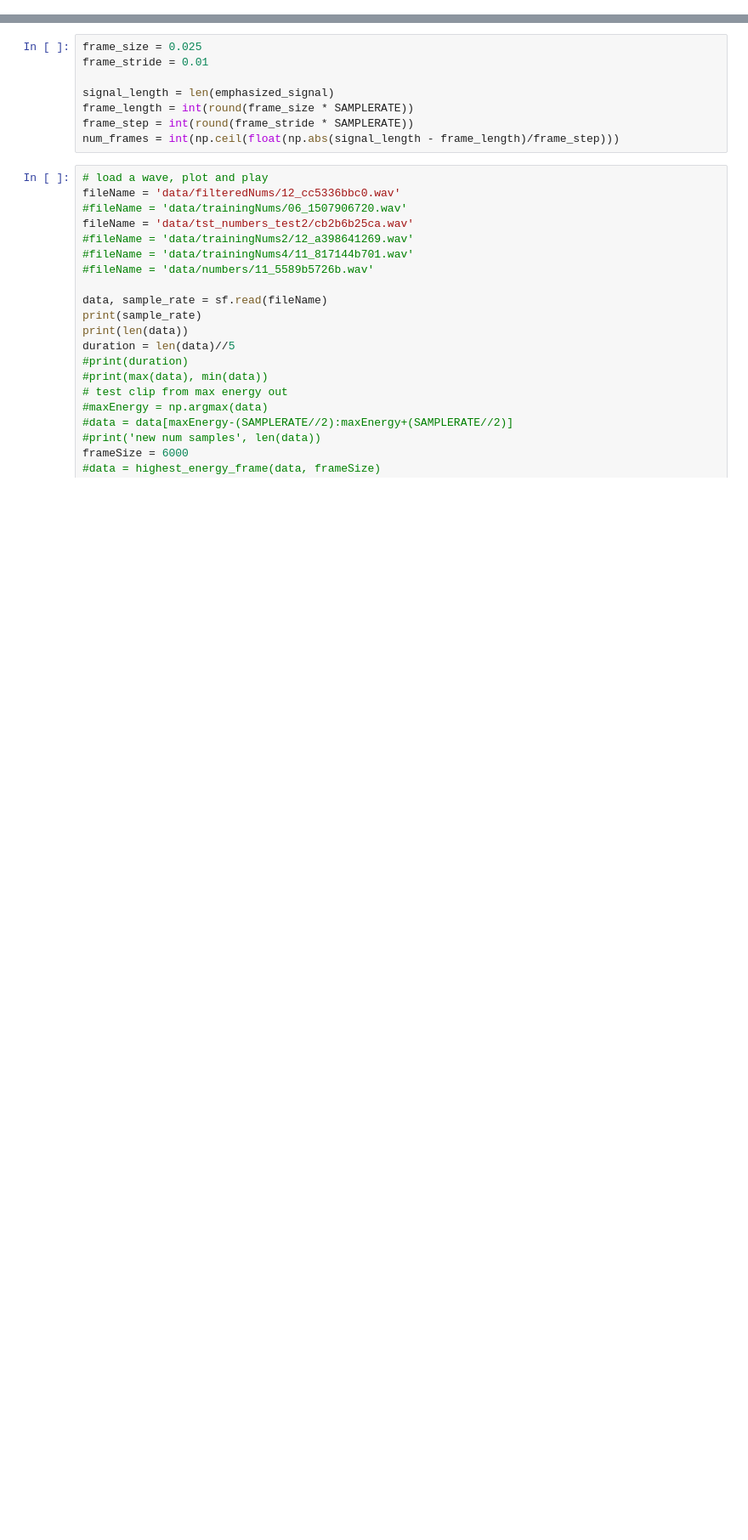
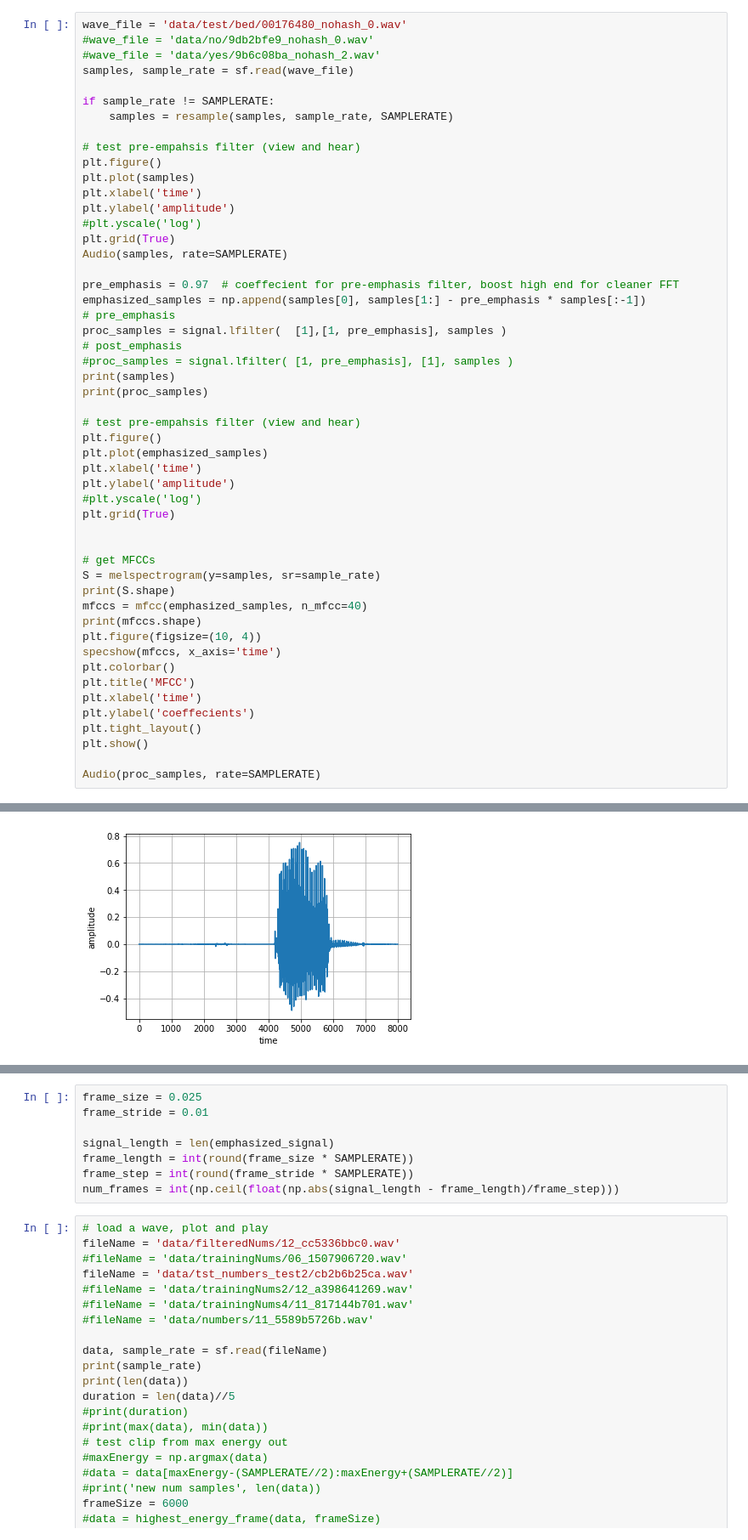
Before and after one commit to MerlinPCarson/SpeechRec, a Jupyter notebook: SpeechRecog.ipynb, the cells around one changed output, grey strips where cells are left out. Shown at 85% size. Cells and saved outputs as stored; diff of their text form; blank space fills up the shorter version.

```diff
--- a/SpeechRecog.ipynb
+++ b/SpeechRecog.ipynb
@@ -81,0 +166,52 @@ Data downloaded and resampled to 8000 Hz
+# %%
+wave_file = 'data/test/bed/00176480_nohash_0.wav'
+#wave_file = 'data/no/9db2bfe9_nohash_0.wav'
+#wave_file = 'data/yes/9b6c08ba_nohash_2.wav'
+samples, sample_rate = sf.read(wave_file)
+
+if sample_rate != SAMPLERATE:
+    samples = resample(samples, sample_rate, SAMPLERATE)
+
+# test pre-empahsis filter (view and hear)
+plt.figure()
+plt.plot(samples)
+plt.xlabel('time')
+plt.ylabel('amplitude')
+#plt.yscale('log')
+plt.grid(True)
+Audio(samples, rate=SAMPLERATE)
+
+pre_emphasis = 0.97  # coeffecient for pre-emphasis filter, boost high end for cleaner FFT
+emphasized_samples = np.append(samples[0], samples[1:] - pre_emphasis * samples[:-1])
+# pre_emphasis
+proc_samples = signal.lfilter(  [1],[1, pre_emphasis], samples )
+# post_emphasis
+#proc_samples = signal.lfilter( [1, pre_emphasis], [1], samples )
+print(samples)
+print(proc_samples)
+
+# test pre-empahsis filter (view and hear)
+plt.figure()
+plt.plot(emphasized_samples)
+plt.xlabel('time')
+plt.ylabel('amplitude')
+#plt.yscale('log')
+plt.grid(True)
+
+
+# get MFCCs
+S = melspectrogram(y=samples, sr=sample_rate)
+print(S.shape)
+mfccs = mfcc(emphasized_samples, n_mfcc=40)
+print(mfccs.shape)
+plt.figure(figsize=(10, 4))
+specshow(mfccs, x_axis='time')
+plt.colorbar()
+plt.title('MFCC')
+plt.xlabel('time')
+plt.ylabel('coeffecients')
+plt.tight_layout()
+plt.show()
+
+Audio(proc_samples, rate=SAMPLERATE)
+# %% [output]
@@ -81,0 +224 @@ Data downloaded and resampled to 8000 Hz
+[figure, added]
```
Also changed, not shown: parts of 10 cells of this notebook.
